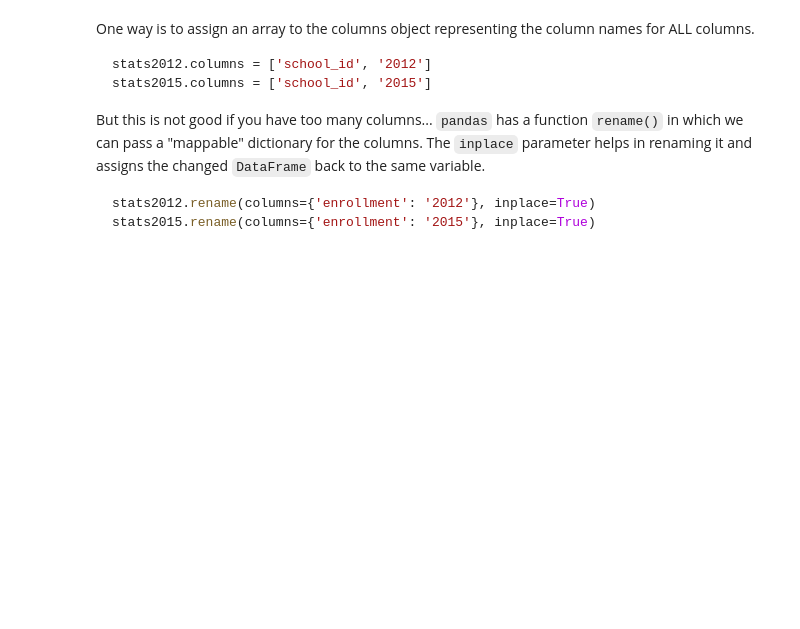
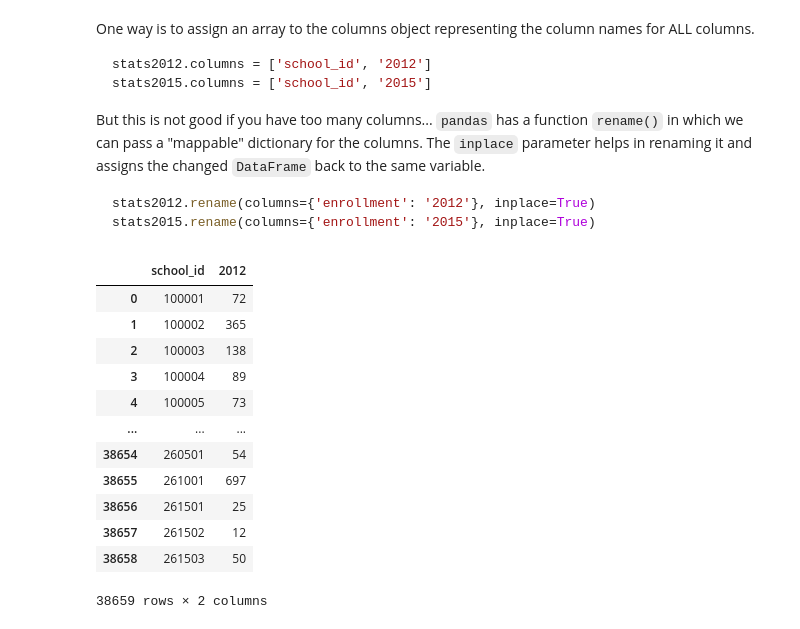
Before and after one commit to francheska-vicente/datapre-notebooks, a Jupyter notebook: 03 - Pandas and Data Wrangling.ipynb, the cells around one changed output. Drawn from its saved outputs; the diff is of its cells as text; code cells hidden in the pictures; blank space fills up the shorter version.

````diff
--- a/03 - Pandas and Data Wrangling.ipynb
+++ b/03 - Pandas and Data Wrangling.ipynb
@@ -500,6 +618,24 @@ stats2015.rename(columns={'enrollment': '2015'}, inplace=True)
 ```
 # %%
 # try the code above
+stats2012.columns = ['school_id', '2012']
+stats2015.columns = ['school_id', '2015']
 # %%
 ## Merge the two dataframes using different "how" parameters
 # how : {'left', 'right', 'outer', 'inner'}, default 'inner'
+stats2012.merge(stats2015, on='school_id', how='inner')
+stats2012
+# %% [output]
+|  | school_id | 2012 |
+| 0 | 100001 | 72 |
+| 1 | 100002 | 365 |
+| 2 | 100003 | 138 |
+| 3 | 100004 | 89 |
+| 4 | 100005 | 73 |
+| ... | ... | ... |
+| 38654 | 260501 | 54 |
+| 38655 | 261001 | 697 |
+| 38656 | 261501 | 25 |
+| 38657 | 261502 | 12 |
+| 38658 | 261503 | 50 |
+38659 rows × 2 columns
````
Also changed, not shown: parts of 16 cells of this notebook.
